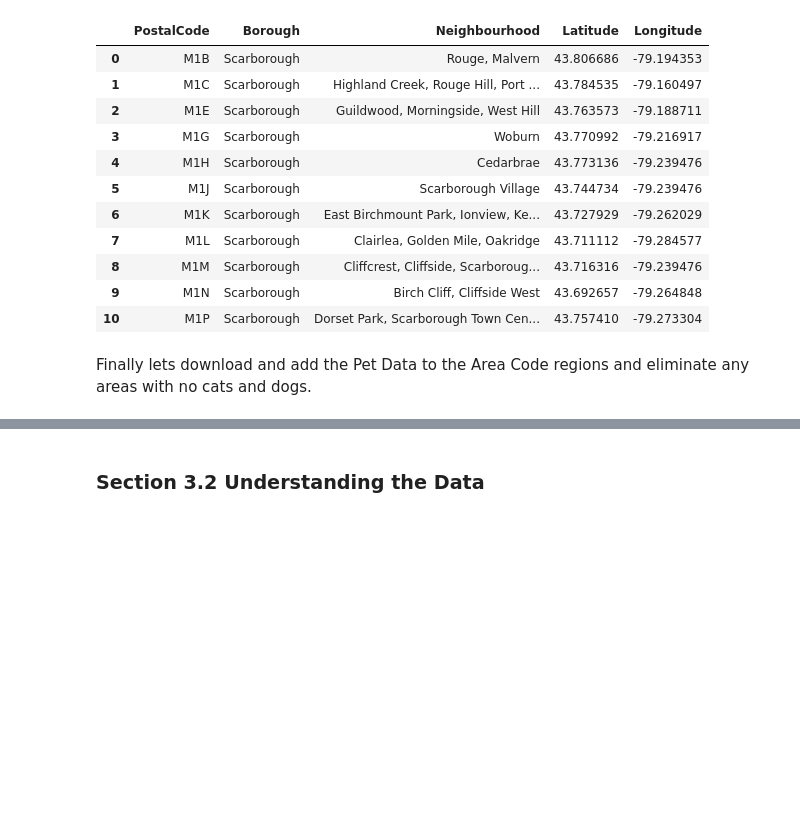
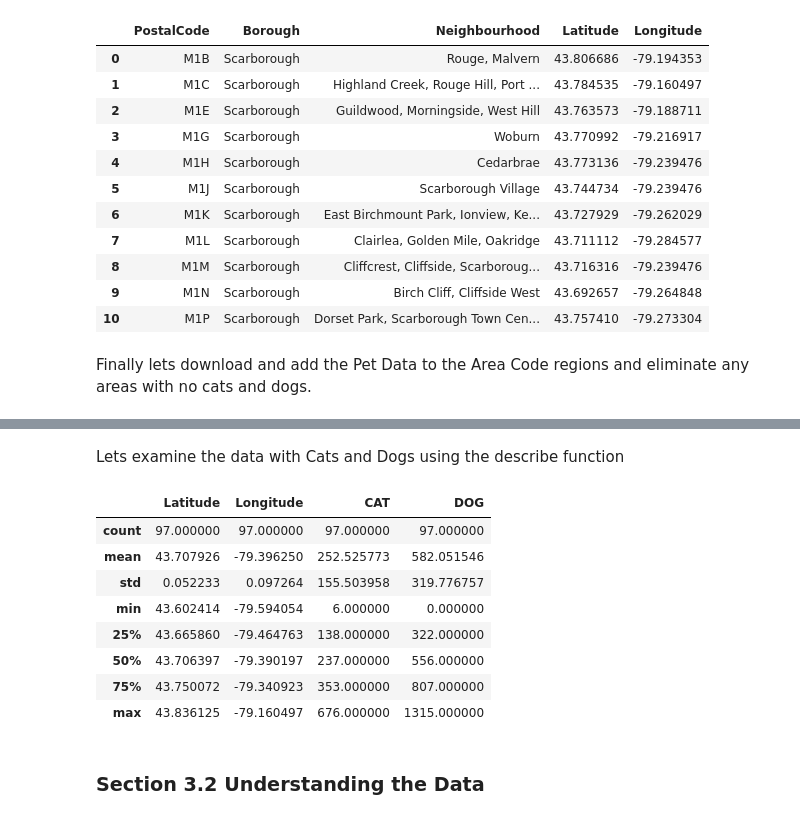
Before and after one commit to denniszaidi/ibmml, a Jupyter notebook: Capstone.ipynb, the cells around one changed output, grey strips where cells are left out. Saved outputs shown, nothing was run; the diff lists cells and outputs as text; code cells hidden in the pictures; blank space fills up the shorter version.

```diff
--- a/Capstone.ipynb
+++ b/Capstone.ipynb
@@ -175,3 +192,17 @@ df['DOG'] = df['DOG'].str.replace(',', '')
+# %% [markdown]
+Lets examine the data with Cats and Dogs using the describe function
+# %%
+df.describe()
+# %% [output]
+|  | Latitude | Longitude | CAT | DOG |
+| count | 97.000000 | 97.000000 | 97.000000 | 97.000000 |
+| mean | 43.707926 | -79.396250 | 252.525773 | 582.051546 |
+| std | 0.052233 | 0.097264 | 155.503958 | 319.776757 |
+| min | 43.602414 | -79.594054 | 6.000000 | 0.000000 |
+| 25% | 43.665860 | -79.464763 | 138.000000 | 322.000000 |
+| 50% | 43.706397 | -79.390197 | 237.000000 | 556.000000 |
+| 75% | 43.750072 | -79.340923 | 353.000000 | 807.000000 |
+| max | 43.836125 | -79.160497 | 676.000000 | 1315.000000 |
 # %% [markdown]
 ### Section 3.2 Understanding the Data
 # %% [markdown]
```
Also changed, not shown: parts of 18 cells of this notebook.
